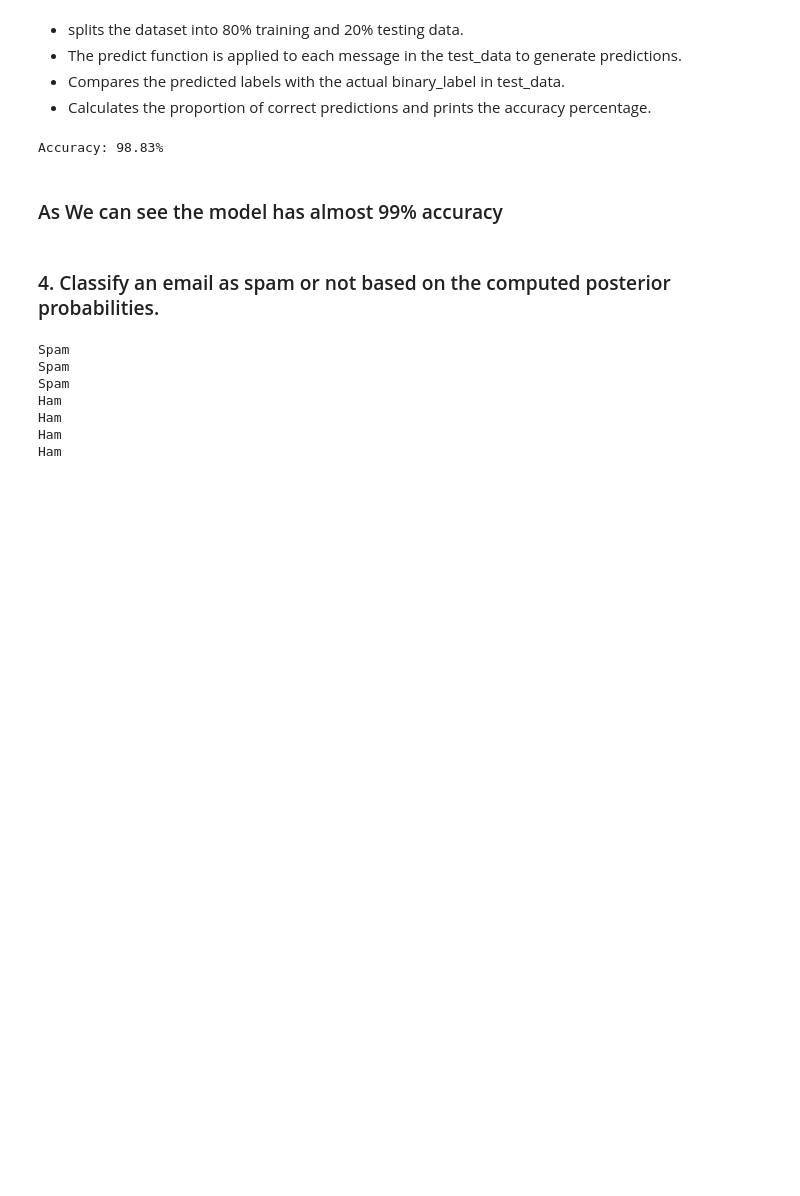
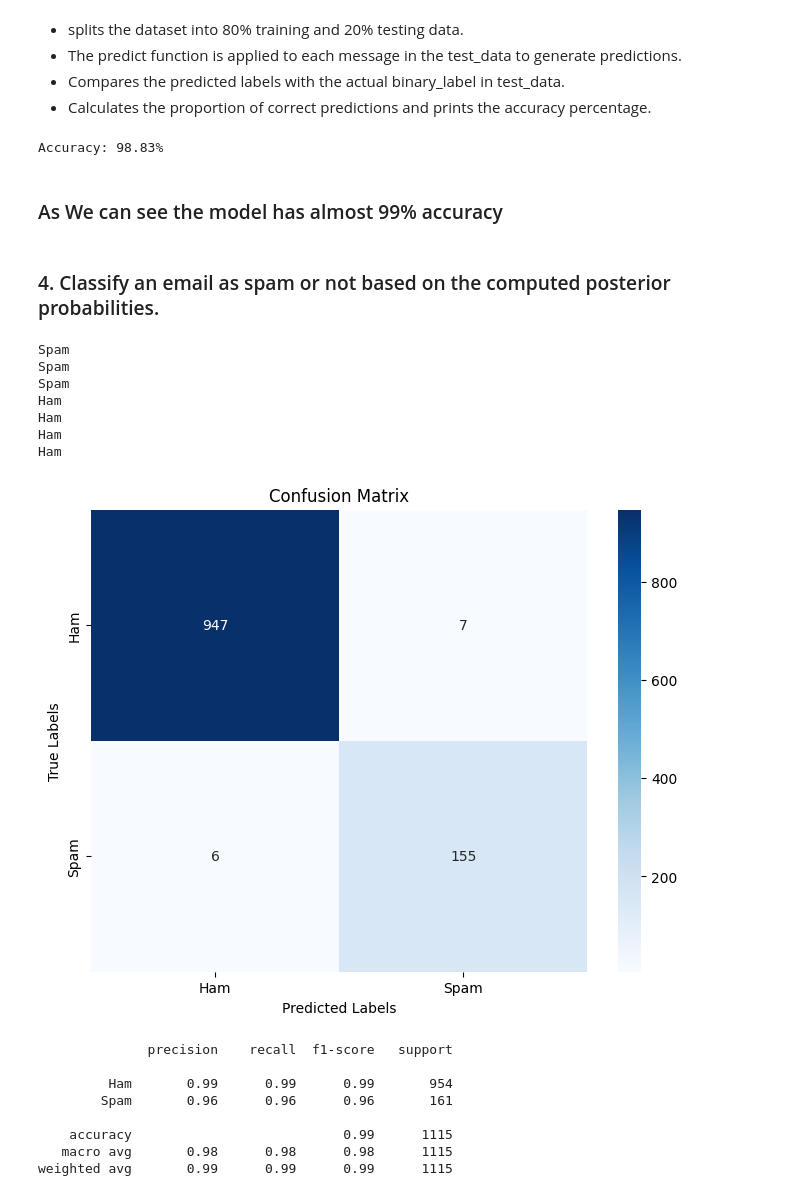
Before and after one commit to yohannesalex/spam-email-detection, a Jupyter notebook: manual_bayes_implementation.ipynb, the cells around one changed output. Cells and saved outputs as stored; diff of their text form; code cells hidden in the pictures; blank space fills up the shorter version.

```diff
--- a/manual_bayes_implementation.ipynb
+++ b/manual_bayes_implementation.ipynb
@@ -244,3 +301,30 @@ Ham
 Ham
 Ham
 Ham
+# %%
+# Convert string labels to binary (0 for ham, 1 for spam)
+test_data['binary_label'] = test_data['label'].map({'ham': 0, 'spam': 1})
+test_data['prediction'] = test_data['message'].apply(predict)
+
+# Calculate confusion matrix with binary labels
+cm = confusion_matrix(test_data['binary_label'], test_data['prediction'])
+plt.figure(figsize=(8, 6))
+sns.heatmap(cm, annot=True, fmt='d', cmap='Blues', xticklabels=['Ham', 'Spam'], yticklabels=['Ham', 'Spam'])
+plt.xlabel('Predicted Labels')
+plt.ylabel('True Labels')
+plt.title('Confusion Matrix')
+plt.show()
+
+#classification report for detailed metrics
+report = classification_report(test_data['binary_label'], test_data['prediction'], target_names=['Ham', 'Spam'])
+print(report)
+# %% [output]
+[figure, added]
+              precision    recall  f1-score   support
+
+         Ham       0.99      0.99      0.99       954
+        Spam       0.96      0.96      0.96       161
+
+    accuracy                           0.99      1115
+   macro avg       0.98      0.98      0.98      1115
+weighted avg       0.99      0.99      0.99      1115
```
Also changed, not shown: parts of 11 cells of this notebook.
